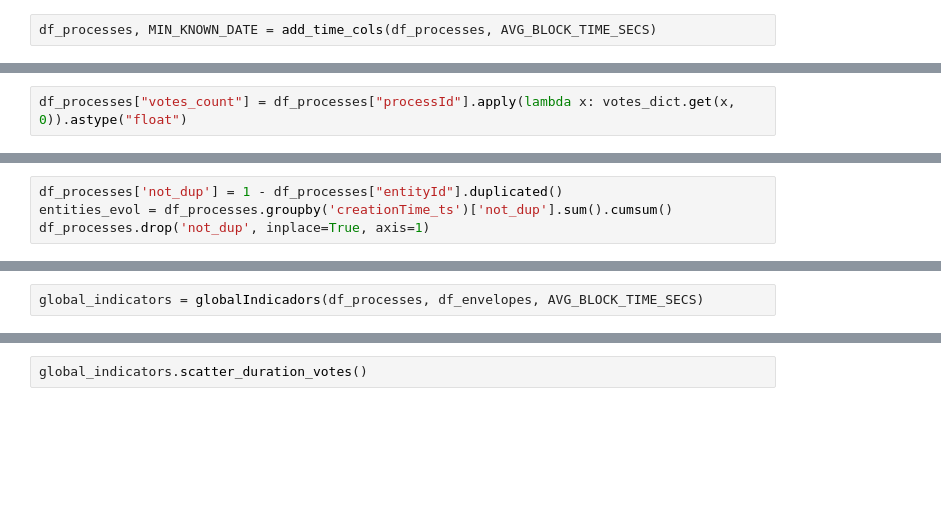
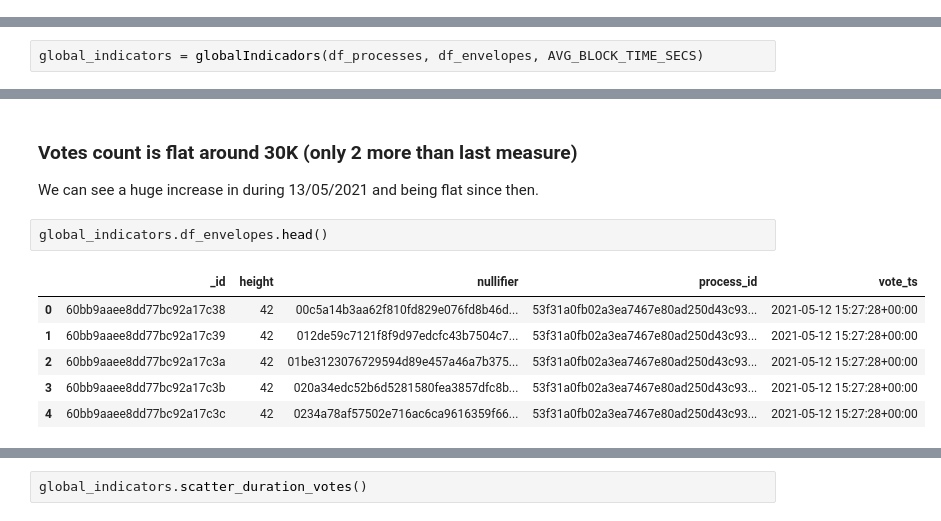
Before and after one commit to mroldann/vocdoni, a Jupyter notebook: analysis.ipynb, the cells around one changed output, grey strips where cells are left out. Drawn from its saved outputs; the diff is of its cells as text; blank space fills up the shorter version.

```diff
--- a/analysis.ipynb
+++ b/analysis.ipynb
@@ -72,2 +78,0 @@ So as to be able to calculate `proccess_duration`
-# %%
-df_processes, MIN_KNOWN_DATE = add_time_cols(df_processes, AVG_BLOCK_TIME_SECS)
@@ -252,2 +173,0 @@ votes_ts_dict = {row[0] : row[1] for index, row in df_envelopes[["process_id", "
-# %%
-df_processes["votes_count"] = df_processes["processId"].apply(lambda x: votes_dict.get(x, 0)).astype("float")
@@ -341,4 +173,0 @@ Name: processId, dtype: int64
-# %%
-df_processes['not_dup'] = 1 - df_processes["entityId"].duplicated()
-entities_evol = df_processes.groupby('creationTime_ts')['not_dup'].sum().cumsum()
-df_processes.drop('not_dup', inplace=True, axis=1)
@@ -582,0 +203,12 @@ global_indicators = globalIndicadors(df_processes, df_envelopes, AVG_BLOCK_TIME_
+# %% [markdown]
+### Votes count is flat around 30K (only 2 more than last measure)
+We can see a huge increase in during 13/05/2021 and being flat since then.
+# %%
+global_indicators.df_envelopes.head()
+# %% [output]
+|  | _id | height | nullifier | process_id | vote_ts |
+| 0 | 60bb9aaee8dd77bc92a17c38 | 42 | 00c5a14b3aa62f810fd829e076fd8b46d... | 53f31a0fb02a3ea7467e80ad250d43c93... | 2021-05-12 15:27:28+00:00 |
+| 1 | 60bb9aaee8dd77bc92a17c39 | 42 | 012de59c7121f8f9d97edcfc43b7504c7... | 53f31a0fb02a3ea7467e80ad250d43c93... | 2021-05-12 15:27:28+00:00 |
+| 2 | 60bb9aaee8dd77bc92a17c3a | 42 | 01be3123076729594d89e457a46a7b375... | 53f31a0fb02a3ea7467e80ad250d43c93... | 2021-05-12 15:27:28+00:00 |
+| 3 | 60bb9aaee8dd77bc92a17c3b | 42 | 020a34edc52b6d5281580fea3857dfc8b... | 53f31a0fb02a3ea7467e80ad250d43c93... | 2021-05-12 15:27:28+00:00 |
+| 4 | 60bb9aaee8dd77bc92a17c3c | 42 | 0234a78af57502e716ac6ca9616359f66... | 53f31a0fb02a3ea7467e80ad250d43c93... | 2021-05-12 15:27:28+00:00 |
```
Also changed, not shown: parts of 77 cells of this notebook, 3 other files.
